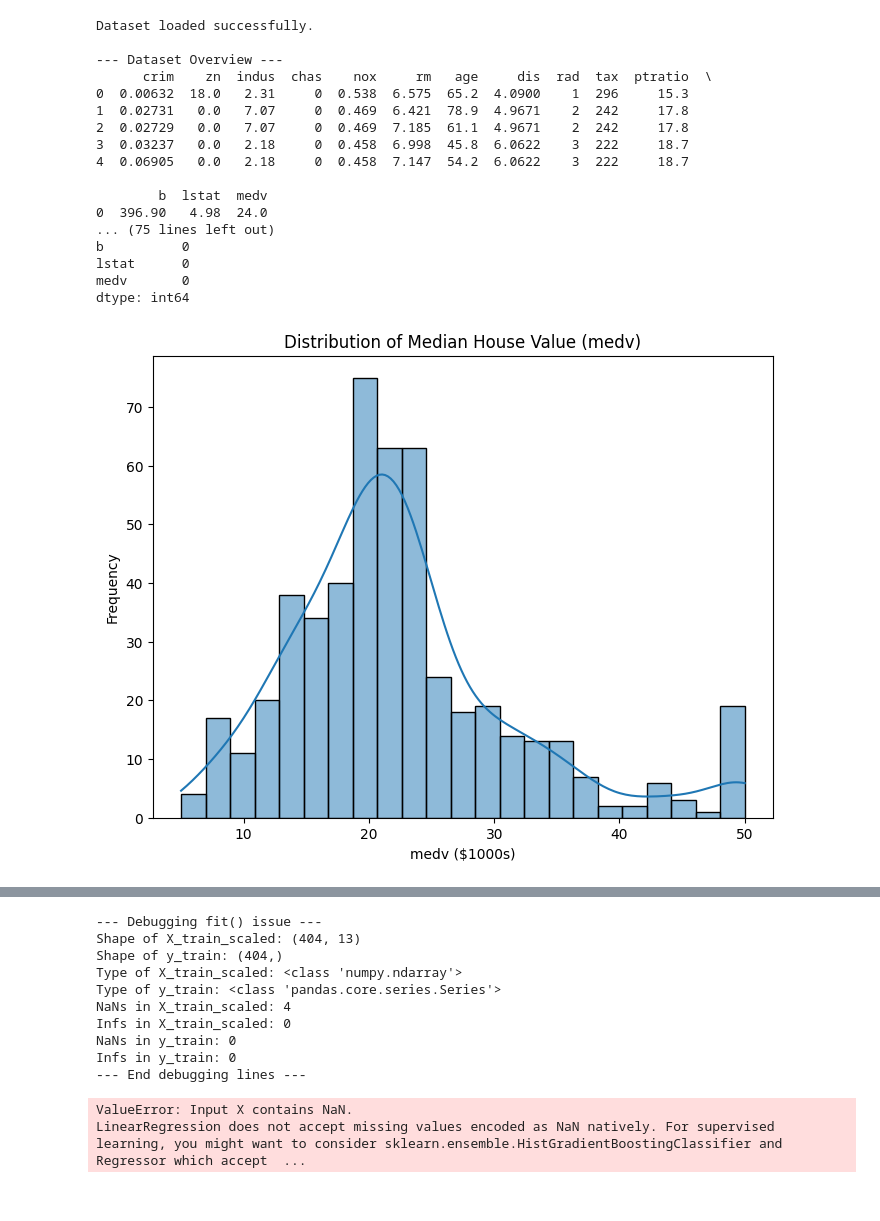
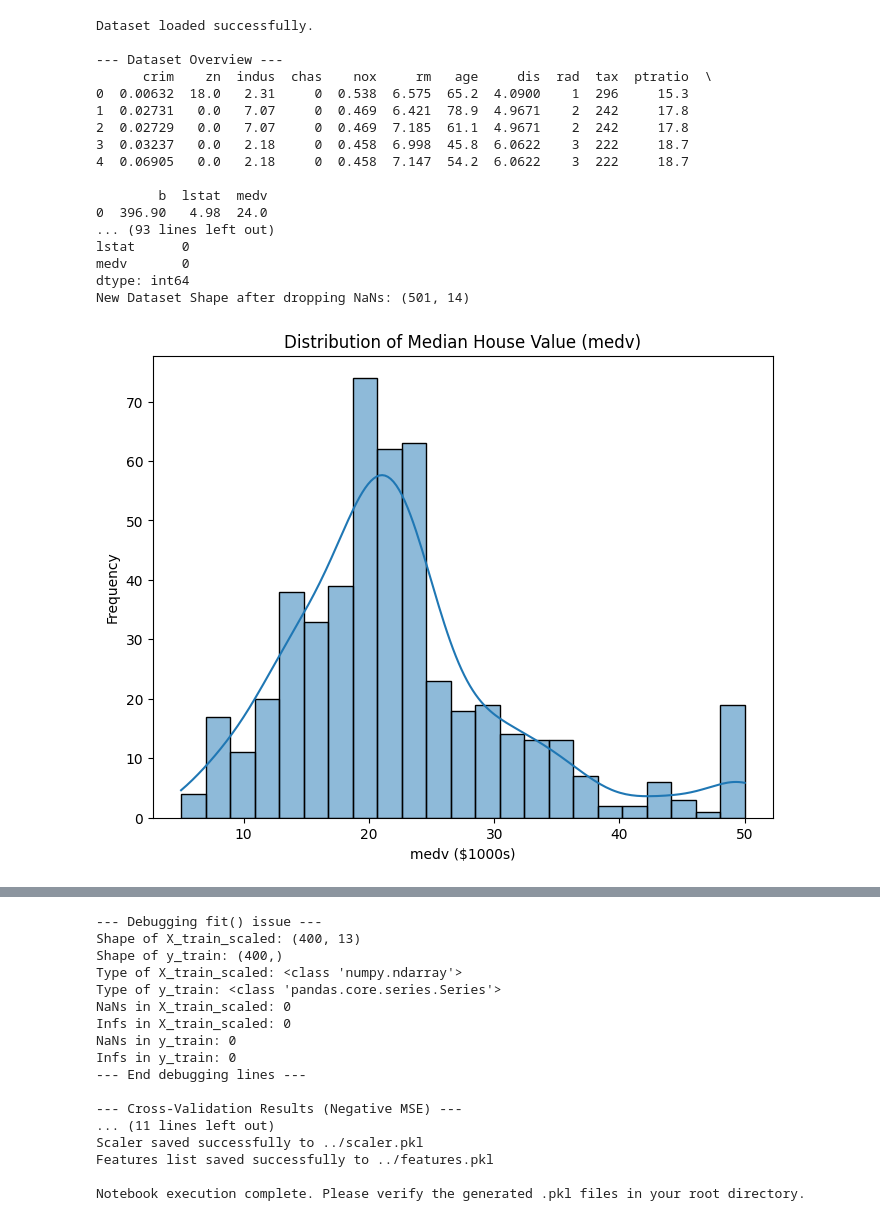
Before and after one commit to AkilaShashimantha/Machine-Learning-Model-Boston-Housing-datasetDeployment-with-Streamlit, a Jupyter notebook: notebooks/model_training.ipynb, the cells around one changed output, grey strips where cells are left out. Saved outputs shown, nothing was run; the diff lists cells and outputs as text; code cells hidden in the pictures.

Commit message:
House price model trained

```diff
--- a/notebooks/model_training.ipynb
+++ b/notebooks/model_training.ipynb
@@ -21,7 +21,6 @@ try:
     print("Dataset loaded successfully.")
 except FileNotFoundError:
     print("Error: 'BostonHousing.csv' not found. Please ensure it's in the 'data' folder.")
-    # Exiting the notebook execution if data is critical for subsequent steps
     raise SystemExit("Dataset not found. Exiting notebook execution.")
 
 # --- Step 2: Data Analysis and Preprocessing ---
@@ -34,8 +33,6 @@ print("\nDescriptive Statistics:")
 print(df.describe())
 
 # IMPORTANT: Verify the actual column names in your CSV.
-# Based on common issues with this dataset, 'medv' (lowercase) is often the target column.
-# If your target column is named differently (e.g., 'MEDV', 'PRICE'), change 'medv' below.
 actual_columns = df.columns.tolist()
 print("\nColumns in the loaded DataFrame:", actual_columns)
 
@@ -47,10 +44,22 @@ if target_column_name not in actual_columns:
 
 print(f"\nMissing Values Before Handling (for all columns):")
 print(df.isnull().sum())
-# If you find missing values, uncomment and use appropriate handling.
-# For Boston Housing, missing values are rare in standard versions.
-# df.fillna(df.mean(), inplace=True) # Example: Fill numerical NaNs with mean
-# df.dropna(inplace=True) # Example: Drop rows with any NaN values
+
+# --- FIX: Handle missing values explicitly ---
+# Option 1: Drop rows with any missing values (common for this dataset if few NaNs)
+df.dropna(inplace=True)
+print("\nMissing Values After Handling (dropna):")
+print(df.isnull().sum())
+print(f"New Dataset Shape after dropping NaNs: {df.shape}")
+
+# Option 2: Fill missing numerical values with the mean (uncomment if you prefer this)
+# for col in df.columns:
+#     if df[col].dtype in ['int64', 'float64'] and df[col].isnull().any():
+#         df[col].fillna(df[col].mean(), inplace=True)
+# print("\nMissing Values After Handling (fillna with mean):")
+# print(df.isnull().sum())
+# print(f"New Dataset Shape after filling NaNs: {df.shape}")
+# -----------------------------------------------
 
 # Visualizations
 plt.figure(figsize=(8, 6))
@@ -80,6 +89,7 @@ X_test_scaled = scaler.transform(X_test)
 # --- Step 3: Model Training ---
 
 # --- Debugging lines (crucial for "fit()" errors) ---
+# These should now show 0 NaNs and Infs
 print("\n--- Debugging fit() issue ---")
 print(f"Shape of X_train_scaled: {X_train_scaled.shape}")
 print(f"Shape of y_train: {y_train.shape}")
@@ -94,7 +104,7 @@ print("--- End debugging lines ---")
 
 # Model 1: Linear Regression
 lin_reg = LinearRegression()
-lin_reg.fit(X_train_scaled, y_train) # This is the line that previously showed error
+lin_reg.fit(X_train_scaled, y_train) # This should now work!
 
 # Model 2: Random Forest Regressor
 rf_reg = RandomForestRegressor(n_estimators=100, random_state=42)
@@ -146,46 +156,51 @@ try:
 
     with open(pickle_scaler_path, 'wb') as file:
         pickle.dump(scaler, file)
     print(f"Scaler saved successfully to {pickle_scaler_path}")
 
     with open(pickle_features_path, 'wb') as file:
         pickle.dump(X.columns.tolist(), file) # Save the list of feature names used for training
     print(f"Features list saved successfully to {pickle_features_path}")
 
 except Exception as e:
     print(f"ERROR during saving files: {e}")
     print("Please check file permissions, disk space, or if the objects (best_model, scaler, X.columns.tolist()) are valid and not None.")
 
 print("\nNotebook execution complete. Please verify the generated .pkl files in your root directory.")
 # %% [output]
 Dataset loaded successfully.
 
 --- Dataset Overview ---
       crim    zn  indus  chas    nox     rm   age     dis  rad  tax  ptratio  \
 0  0.00632  18.0   2.31     0  0.538  6.575  65.2  4.0900    1  296     15.3
 1  0.02731   0.0   7.07     0  0.469  6.421  78.9  4.9671    2  242     17.8
 2  0.02729   0.0   7.07     0  0.469  7.185  61.1  4.9671    2  242     17.8
 3  0.03237   0.0   2.18     0  0.458  6.998  45.8  6.0622    3  222     18.7
 4  0.06905   0.0   2.18     0  0.458  7.147  54.2  6.0622    3  222     18.7
 
         b  lstat  medv
 0  396.90   4.98  24.0
-... (75 lines left out)
-b          0
+... (93 lines left out)
 lstat      0
 medv       0
 dtype: int64
+New Dataset Shape after dropping NaNs: (501, 14)
-[figure, old version]
+[figure, new version]
 [figure]
 --- Debugging fit() issue ---
-Shape of X_train_scaled: (404, 13)
-Shape of y_train: (404,)
+Shape of X_train_scaled: (400, 13)
+Shape of y_train: (400,)
 Type of X_train_scaled: <class 'numpy.ndarray'>
 Type of y_train: <class 'pandas.core.series.Series'>
-NaNs in X_train_scaled: 4
+NaNs in X_train_scaled: 0
 Infs in X_train_scaled: 0
 NaNs in y_train: 0
 Infs in y_train: 0
 --- End debugging lines ---
+
+--- Cross-Validation Results (Negative MSE) ---
+... (11 lines left out)
+Scaler saved successfully to ../scaler.pkl
+Features list saved successfully to ../features.pkl
+
+Notebook execution complete. Please verify the generated .pkl files in your root directory.
-ValueError: Input X contains NaN.
-LinearRegression does not accept missing values encoded as NaN natively. For supervised learning, you might want to consider sklearn.ensemble.HistGradientBoostingClassifier and Regressor which accept  ...
```
Also changed, not shown: 6 other files.
